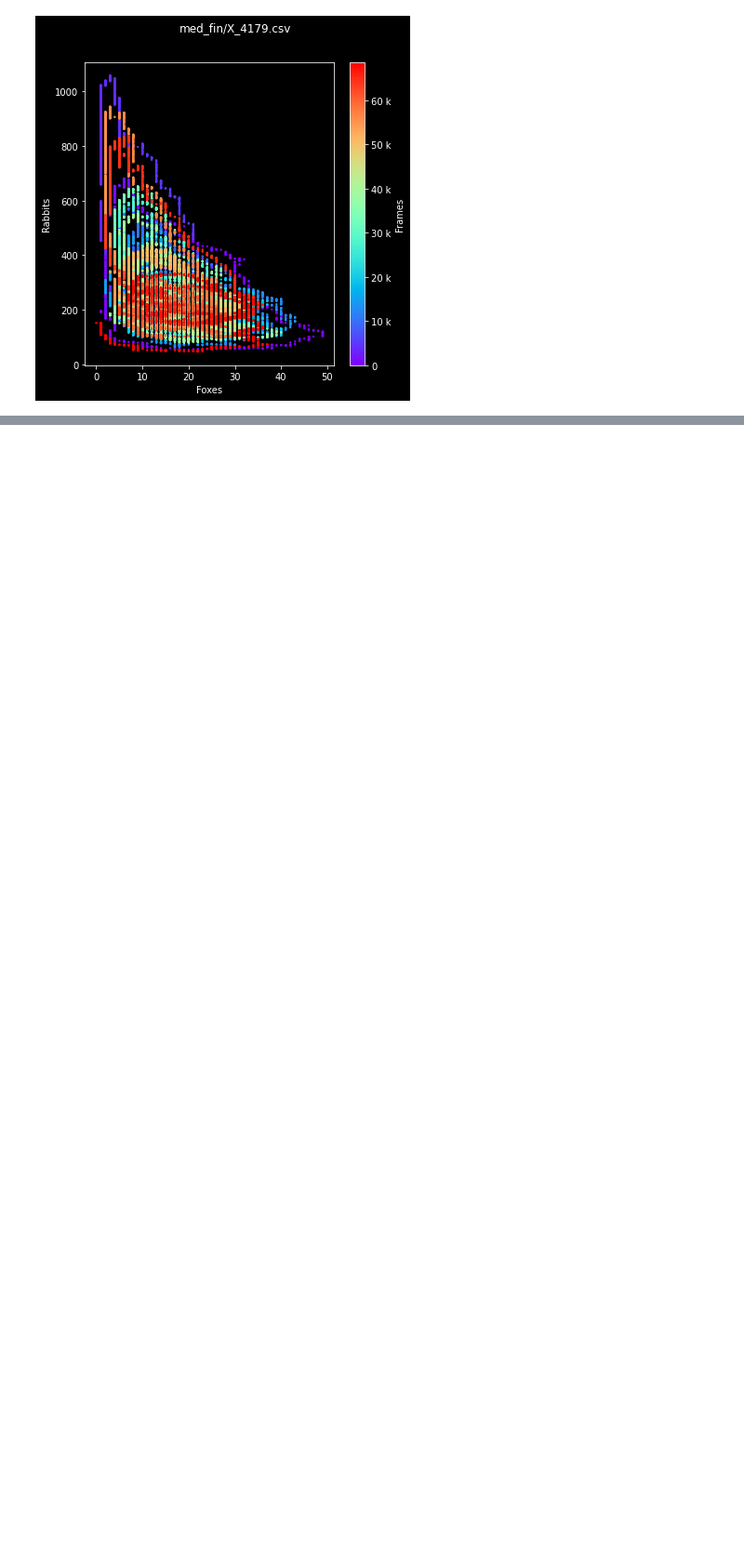
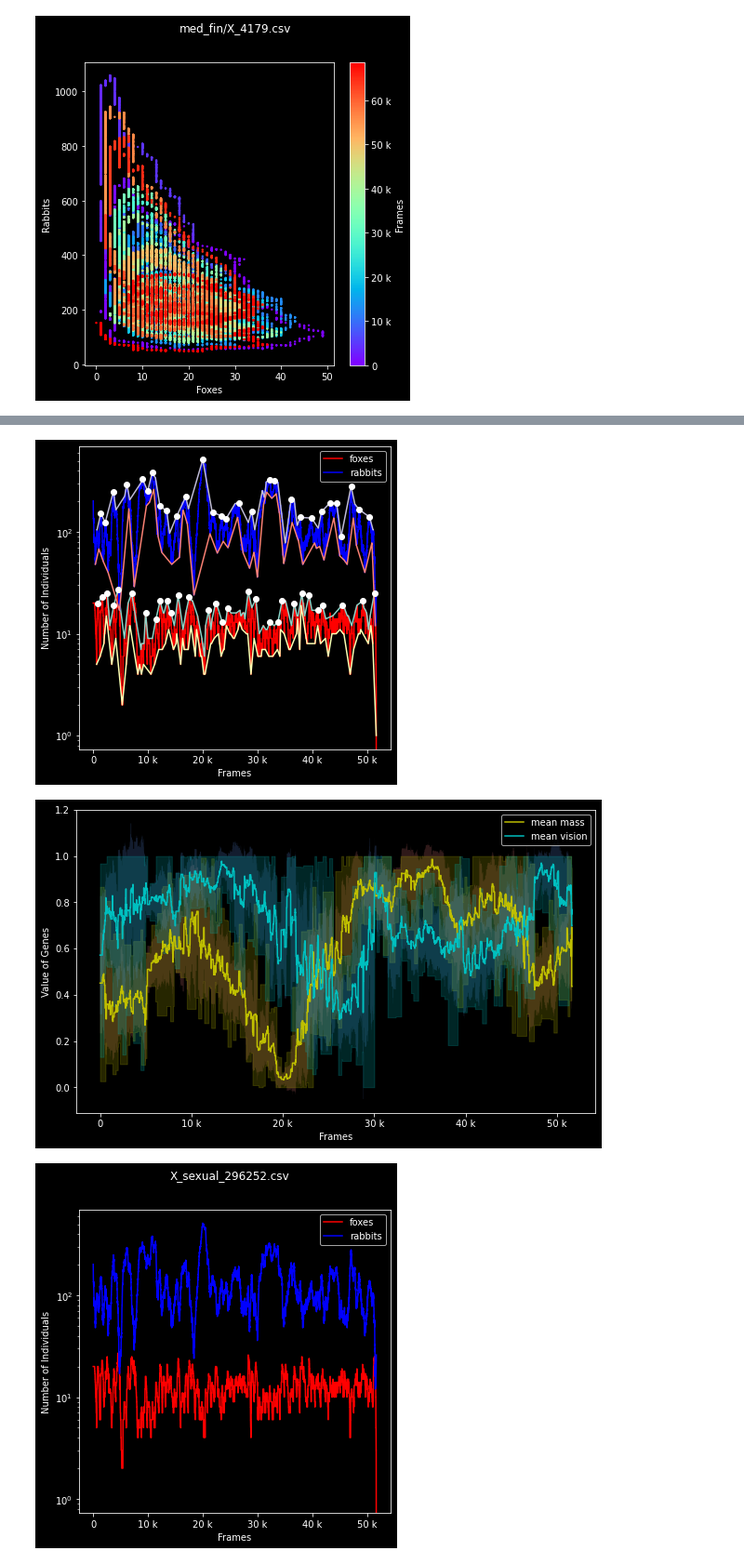
Before and after one commit to oliverweissl/CollectiveIntelligence-Project, a Jupyter notebook: Bonus/analysis.ipynb, the cells around one changed output, grey strips where cells are left out. Shown at 93% size. Drawn from its saved outputs; the diff is of its cells as text; code cells hidden in the pictures; blank space fills up the shorter version.

```diff
--- a/Bonus/analysis.ipynb
+++ b/Bonus/analysis.ipynb
@@ -325,0 +390,8 @@ See the caveats in the documentation: https://pandas.pydata.org/pandas-docs/stab
+# %%
+gene_convergence("X_sexual_296252.csv", tpe = "csv", name = "X_sexual_296252.csv", plot = True)
+plot_df("X_sexual_296252.csv",tpe = "csv", name="X_sexual_296252.csv")
+score("X_sexual_296252.csv", name ="X_sexual_296252.csv")
+# %% [output]
+[figure, added]
+[figure, added]
+[figure, added]
```
Also changed, not shown: parts of 14 cells of this notebook, 1 other file.
